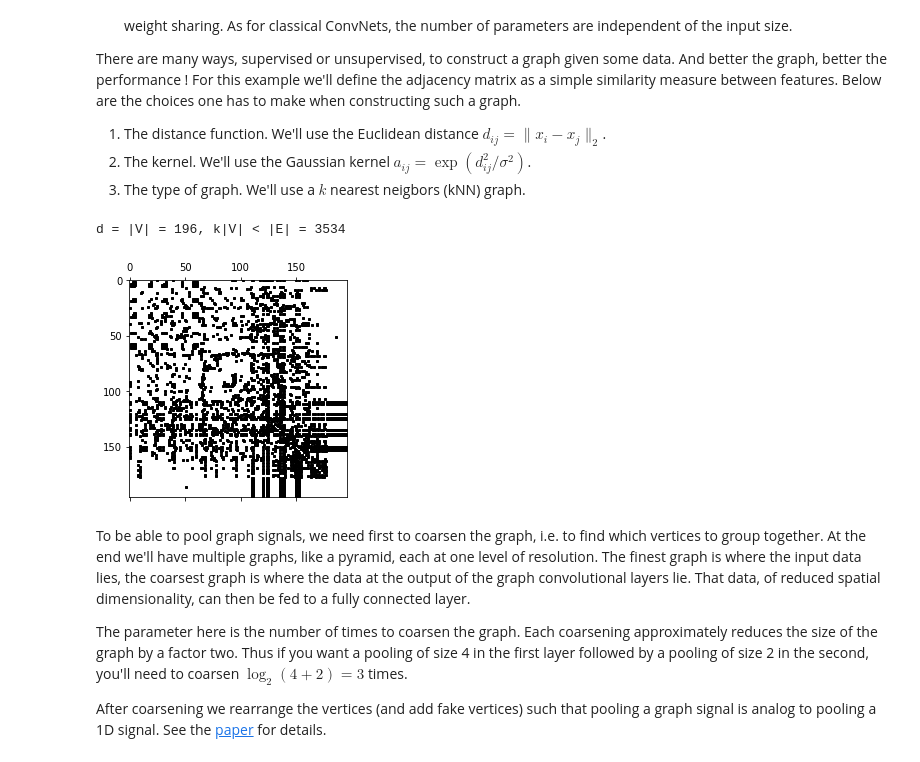
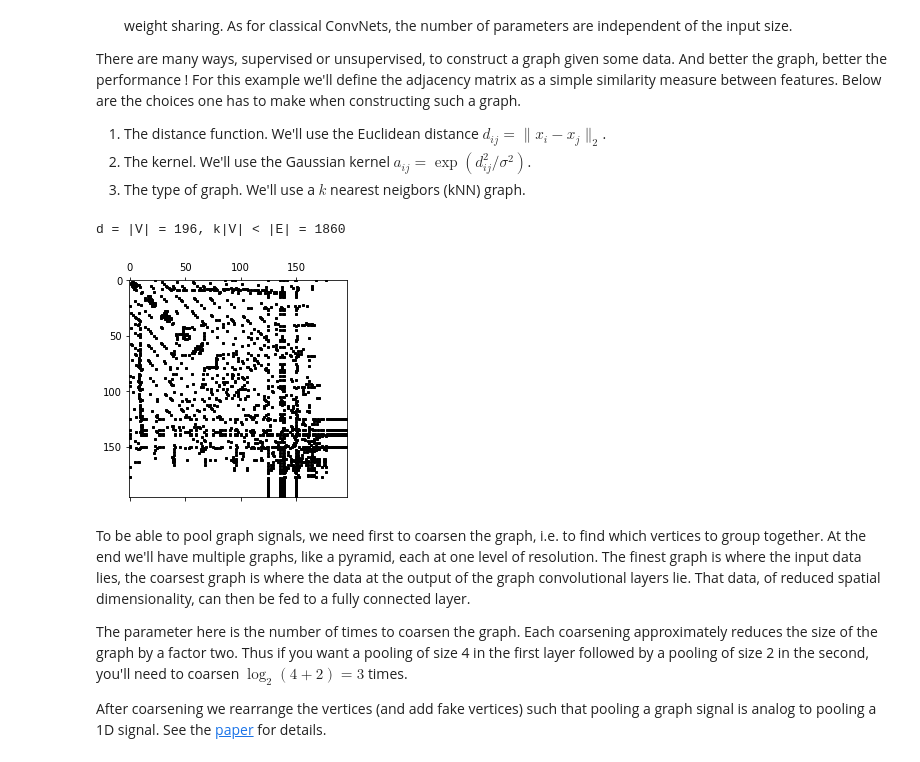
Before and after one commit to allnes/cnn_graph, a Jupyter notebook: twitter_dataset_classification.ipynb, the cells around one changed output. Drawn from its saved outputs; the diff is of its cells as text; code cells hidden in the pictures.

```diff
--- a/twitter_dataset_classification.ipynb
+++ b/twitter_dataset_classification.ipynb
@@ -84,15 +84,15 @@ There are many ways, supervised or unsupervised, to construct a graph given some
 2. The kernel. We'll use the Gaussian kernel $a_{ij} = \exp(d_{ij}^2 / \sigma^2)$.
 3. The type of graph. We'll use a $k$ nearest neigbors (kNN) graph.
 # %%
-dist, idx = graph.distance_scipy_spatial(X_train.T, k=10, metric='euclidean')
+dist, idx = graph.distance_scipy_spatial(X_train.T, k=5, metric='euclidean')
 A = graph.adjacency(dist, idx).astype(np.float32)
 
 assert A.shape == (d, d)
 print('d = |V| = {}, k|V| < |E| = {}'.format(d, A.nnz))
 plt.spy(A, markersize=2, color='black');
 # %% [output]
-d = |V| = 196, k|V| < |E| = 3534
+d = |V| = 196, k|V| < |E| = 1860
-[figure, old version]
+[figure, new version]
 # %% [markdown]
 To be able to pool graph signals, we need first to coarsen the graph, i.e. to find which vertices to group together. At the end we'll have multiple graphs, like a pyramid, each at one level of resolution. The finest graph is where the input data lies, the coarsest graph is where the data at the output of the graph convolutional layers lie. That data, of reduced spatial dimensionality, can then be fed to a fully connected layer.
 
```
Also changed, not shown: parts of 7 cells of this notebook, 1 other file.
